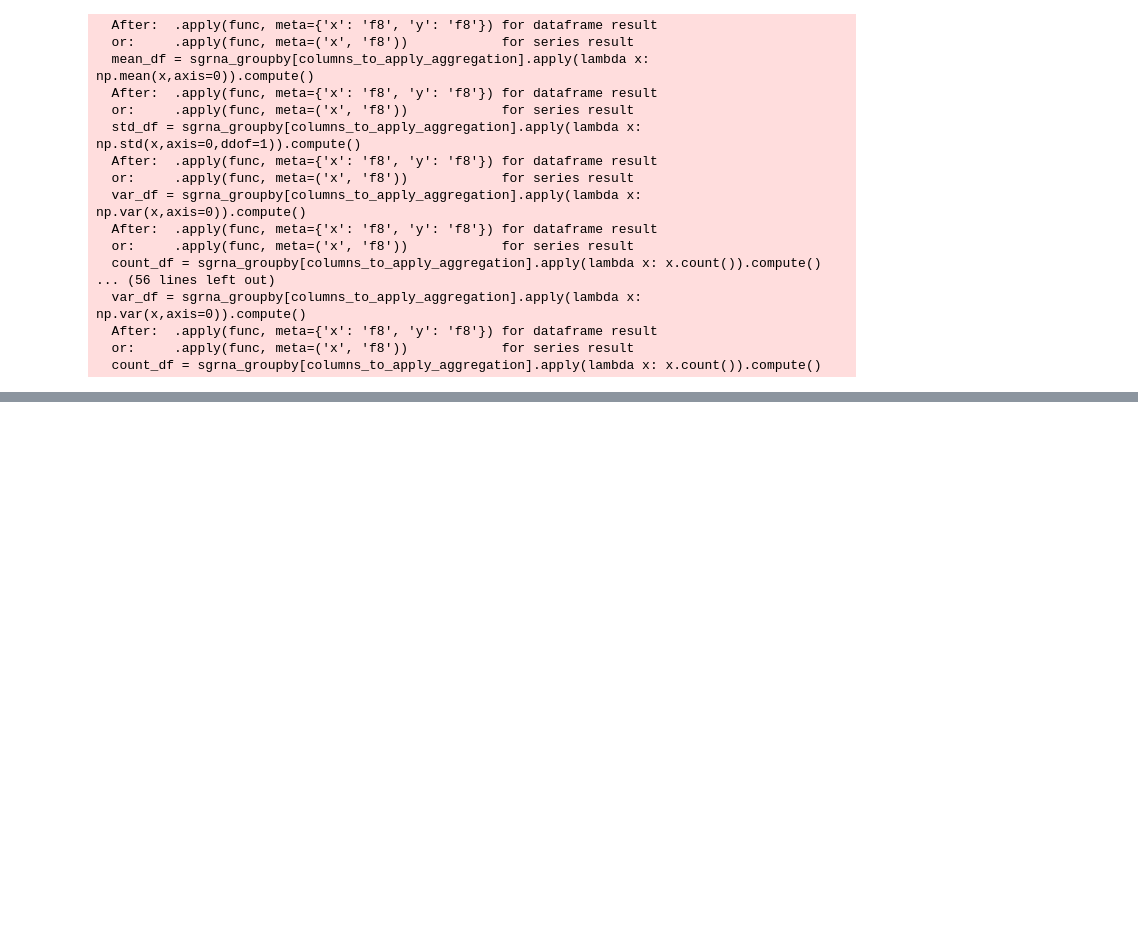
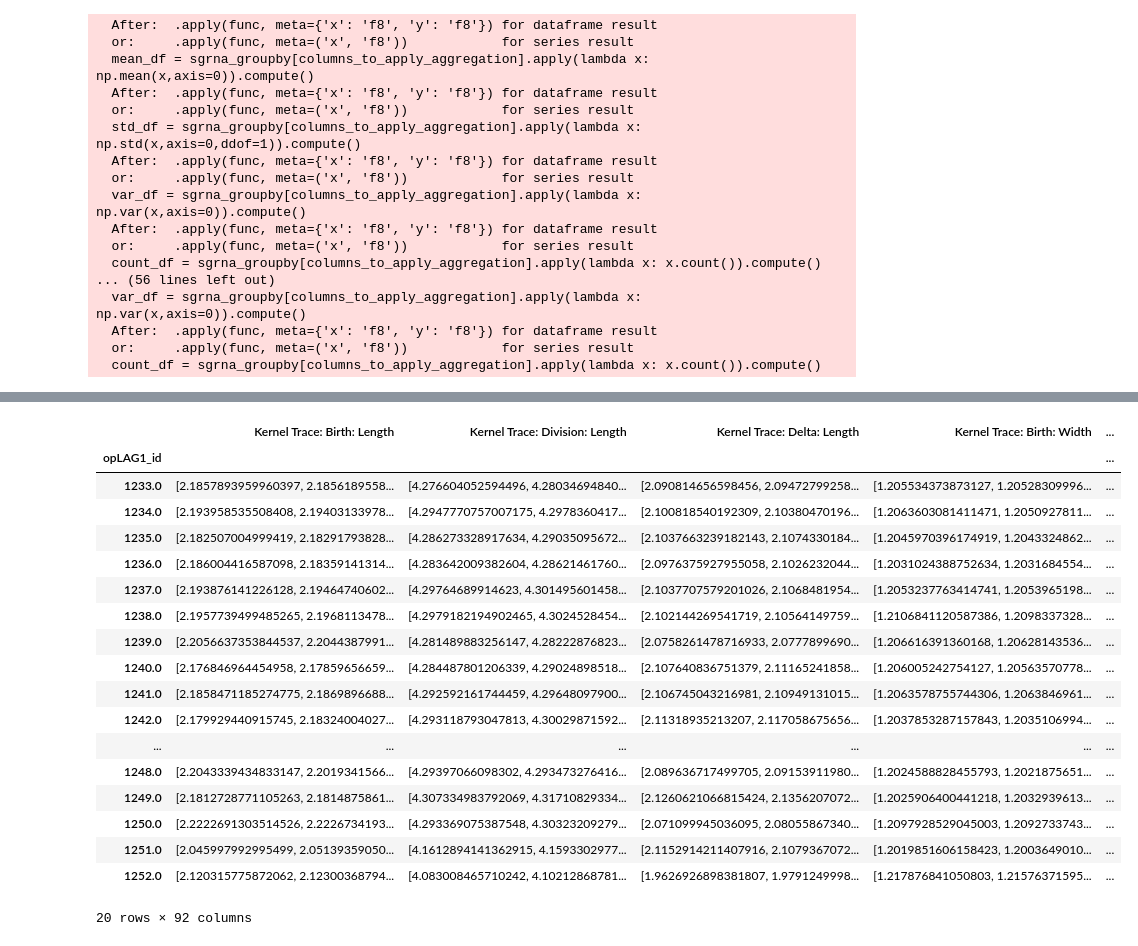
Before and after one commit to gutiloluis/lag_paulsson-lab, a Jupyter notebook: crispri-env_dev_notebooks/bsubtilis_CRISPRi_libraries/2025-05-27_FOV-Time-Normalization_Experiments-So-Far/lLAG8-lLAG10_Merge-01_lLAG08_06_Timeseries_Feature_Processing.ipynb, the cells around one changed output, grey strips where cells are left out. Cells and saved outputs as stored; diff of their text form; code cells hidden in the pictures; blank space fills up the shorter version.

```diff
--- a/crispri-env_dev_notebooks/bsubtilis_CRISPRi_libraries/2025-05-27_FOV-Time-Normalization_Experiments-So-Far/lLAG8-lLAG10_Merge-01_lLAG08_06_Timeseries_Feature_Processing.ipynb
+++ b/crispri-env_dev_notebooks/bsubtilis_CRISPRi_libraries/2025-05-27_FOV-Time-Normalization_Experiments-So-Far/lLAG8-lLAG10_Merge-01_lLAG08_06_Timeseries_Feature_Processing.ipynb
@@ -744,0 +955,22 @@ Done.
+# %%
+df_kernel[df_kernel['Gene']=='rplM']
+# %% [output]
+|  | Kernel Trace: Birth: Length | Kernel Trace: Division: Length | Kernel Trace: Delta: Length | Kernel Trace: Birth: Width | ... |
+| opLAG1_id |  |  |  |  | ... |
+| 1233.0 | [2.1857893959960397, 2.1856189558... | [4.276604052594496, 4.28034694840... | [2.090814656598456, 2.09472799258... | [1.205534373873127, 1.20528309996... | ... |
+| 1234.0 | [2.193958535508408, 2.19403133978... | [4.2947770757007175, 4.2978360417... | [2.100818540192309, 2.10380470196... | [1.2063603081411471, 1.2050927811... | ... |
+| 1235.0 | [2.182507004999419, 2.18291793828... | [4.286273328917634, 4.29035095672... | [2.1037663239182143, 2.1074330184... | [1.2045970396174919, 1.2043324862... | ... |
+| 1236.0 | [2.186004416587098, 2.18359141314... | [4.283642009382604, 4.28621461760... | [2.0976375927955058, 2.1026232044... | [1.2031024388752634, 1.2031684554... | ... |
+| 1237.0 | [2.193876141226128, 2.19464740602... | [4.29764689914623, 4.301495601458... | [2.1037707579201026, 2.1068481954... | [1.2053237763414741, 1.2053965198... | ... |
+| 1238.0 | [2.1957739499485265, 2.1968113478... | [4.2979182194902465, 4.3024528454... | [2.102144269541719, 2.10564149759... | [1.2106841120587386, 1.2098337328... | ... |
+| 1239.0 | [2.2056637353844537, 2.2044387991... | [4.281489883256147, 4.28222876823... | [2.0758261478716933, 2.0777899690... | [1.206616391360168, 1.20628143536... | ... |
+| 1240.0 | [2.176846964454958, 2.17859656659... | [4.284487801206339, 4.29024898518... | [2.107640836751379, 2.11165241858... | [1.206005242754127, 1.20563570778... | ... |
+| 1241.0 | [2.1858471185274775, 2.1869896688... | [4.292592161744459, 4.29648097900... | [2.106745043216981, 2.10949131015... | [1.2063578755744306, 1.2063846961... | ... |
+| 1242.0 | [2.179929440915745, 2.18324004027... | [4.293118793047813, 4.30029871592... | [2.11318935213207, 2.117058675656... | [1.2037853287157843, 1.2035106994... | ... |
+| ... | ... | ... | ... | ... | ... |
+| 1248.0 | [2.2043339434833147, 2.2019341566... | [4.29397066098302, 4.293473276416... | [2.089636717499705, 2.09153911980... | [1.2024588828455793, 1.2021875651... | ... |
+| 1249.0 | [2.1812728771105263, 2.1814875861... | [4.307334983792069, 4.31710829334... | [2.1260621066815424, 2.1356207072... | [1.2025906400441218, 1.2032939613... | ... |
+| 1250.0 | [2.2222691303514526, 2.2226734193... | [4.293369075387548, 4.30323209279... | [2.071099945036095, 2.08055867340... | [1.2097928529045003, 1.2092733743... | ... |
+| 1251.0 | [2.045997992995499, 2.05139359050... | [4.1612894141362915, 4.1593302977... | [2.1152914211407916, 2.1079367072... | [1.2019851606158423, 1.2003649010... | ... |
+| 1252.0 | [2.120315775872062, 2.12300368794... | [4.083008465710242, 4.10212868781... | [1.9626926898381807, 1.9791249998... | [1.217876841050803, 1.21576371595... | ... |
+20 rows × 92 columns
```
Also changed, not shown: parts of 45 cells of this notebook, 5 other files.
